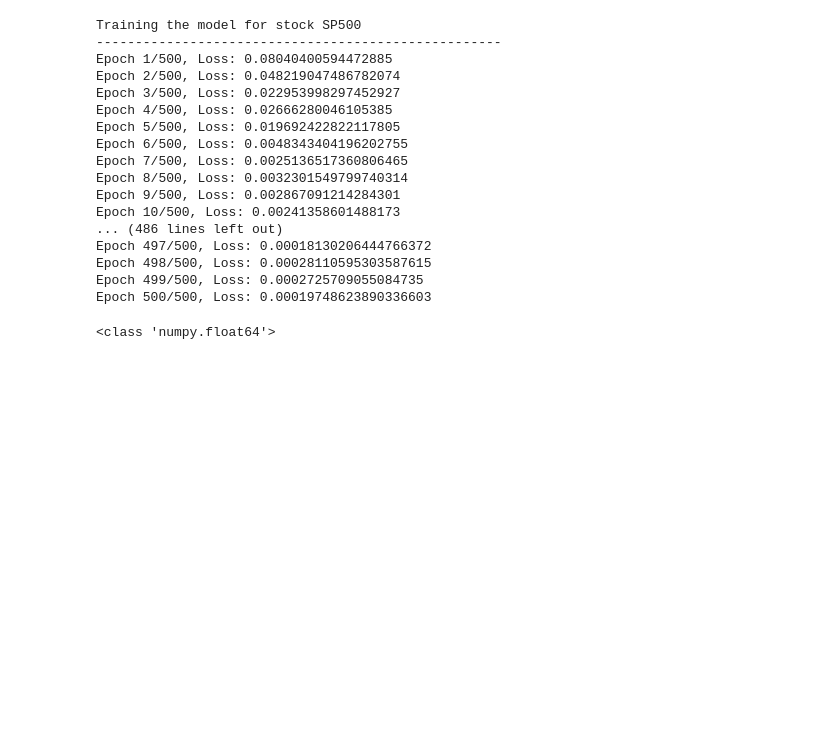
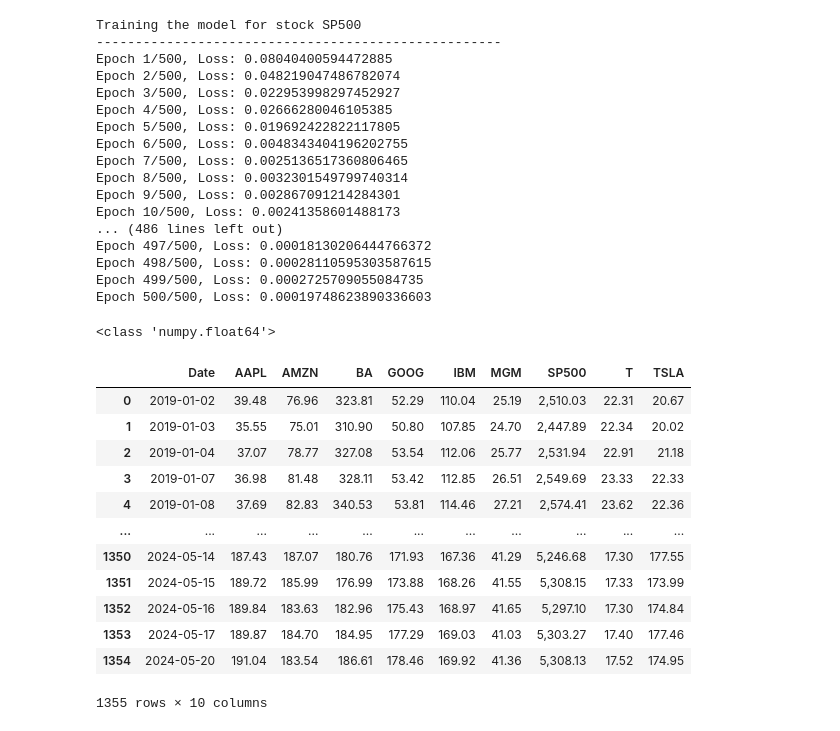
Before and after one commit to Ris-code/Finance_DL_Project, a Jupyter notebook: Notebooks/portfolio_management.ipynb, the cells around one changed output. Drawn from its saved outputs; the diff is of its cells as text; code cells hidden in the pictures; blank space fills up the shorter version.

```diff
--- a/Notebooks/portfolio_management.ipynb
+++ b/Notebooks/portfolio_management.ipynb
@@ -111,7 +111,7 @@ print(csv_names)
 # %% [output]
 ['AAPL', 'AMZN', 'BA', 'GOOG', 'IBM', 'MGM', 'SP500', 'T', 'TSLA']
 # %%
-for file in range(6, 7):
+for file in range(len(csv_files)):
     print(f'Training the model for stock {csv_names[file]}')
     print('----------------------------------------------------')
 
@@ -207,3 +207,50 @@ df = pd.read_csv(csv_files[0])
 print(type(df['Close'][0]))
 # %% [output]
 <class 'numpy.float64'>
+# %%
+import pandas as pd
+import os
+
+# List of CSV files and corresponding stock names
+csv_files = ['..\\Stock\\AAPL.csv', '..\\Stock\\AMZN.csv', '..\\Stock\\BA.csv', '..\\Stock\\GOOG.csv', '..\\Stock\\IBM.csv', '..\\Stock\\MGM.csv', '..\\Stock\\SP500.csv', '..\\Stock\\T.csv', '..\\Stock\\TSLA.csv']
+stock_names = ['AAPL', 'AMZN', 'BA', 'GOOG', 'IBM', 'MGM', 'SP500', 'T', 'TSLA']
+
+# Initialize an empty DataFrame to store the merged data
+merged_df = pd.DataFrame()
+
+# Iterate over the CSV files and stock names
+for file, stock in zip(csv_files, stock_names):
+    # Load the CSV file
+    df = pd.read_csv(file, parse_dates=['Date'], index_col='Date')
+
+    # Rename the 'Close' column to the stock name
+    df = df[['Close']].rename(columns={'Close': stock})
+
+    # Merge the DataFrame with the merged_df on the 'Date' column
+    if merged_df.empty:
+        merged_df = df
+    else:
+        merged_df = merged_df.join(df, how='outer')
+
+# Reset the index to make 'Date' a column
+merged_df.reset_index(inplace=True)
+
+# Save the merged DataFrame to a new CSV file
+merged_df.to_csv('merged_stock_data.csv', index=False)
+
+# Display the first few rows of the merged DataFrame
+merged_df
+# %% [output]
+|  | Date | AAPL | AMZN | BA | GOOG | IBM | MGM | SP500 | T | TSLA |
+| 0 | 2019-01-02 | 39.48 | 76.96 | 323.81 | 52.29 | 110.04 | 25.19 | 2,510.03 | 22.31 | 20.67 |
+| 1 | 2019-01-03 | 35.55 | 75.01 | 310.90 | 50.80 | 107.85 | 24.70 | 2,447.89 | 22.34 | 20.02 |
+| 2 | 2019-01-04 | 37.07 | 78.77 | 327.08 | 53.54 | 112.06 | 25.77 | 2,531.94 | 22.91 | 21.18 |
+| 3 | 2019-01-07 | 36.98 | 81.48 | 328.11 | 53.42 | 112.85 | 26.51 | 2,549.69 | 23.33 | 22.33 |
+| 4 | 2019-01-08 | 37.69 | 82.83 | 340.53 | 53.81 | 114.46 | 27.21 | 2,574.41 | 23.62 | 22.36 |
+| ... | ... | ... | ... | ... | ... | ... | ... | ... | ... | ... |
+| 1350 | 2024-05-14 | 187.43 | 187.07 | 180.76 | 171.93 | 167.36 | 41.29 | 5,246.68 | 17.30 | 177.55 |
+| 1351 | 2024-05-15 | 189.72 | 185.99 | 176.99 | 173.88 | 168.26 | 41.55 | 5,308.15 | 17.33 | 173.99 |
+| 1352 | 2024-05-16 | 189.84 | 183.63 | 182.96 | 175.43 | 168.97 | 41.65 | 5,297.10 | 17.30 | 174.84 |
+| 1353 | 2024-05-17 | 189.87 | 184.70 | 184.95 | 177.29 | 169.03 | 41.03 | 5,303.27 | 17.40 | 177.46 |
+| 1354 | 2024-05-20 | 191.04 | 183.54 | 186.61 | 178.46 | 169.92 | 41.36 | 5,308.13 | 17.52 | 174.95 |
+1355 rows × 10 columns
```
Also changed, not shown: parts of 26 cells of this notebook, 5 other files.
